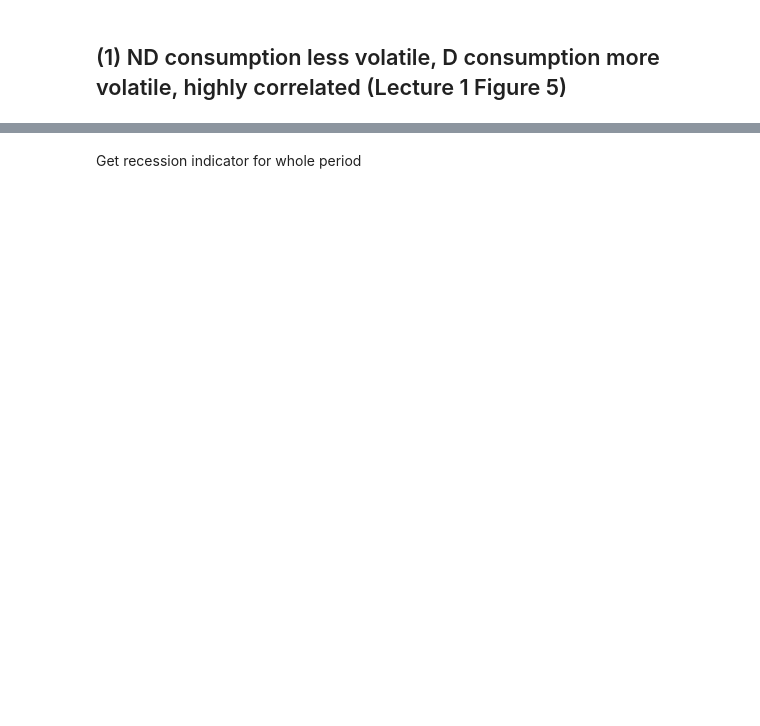
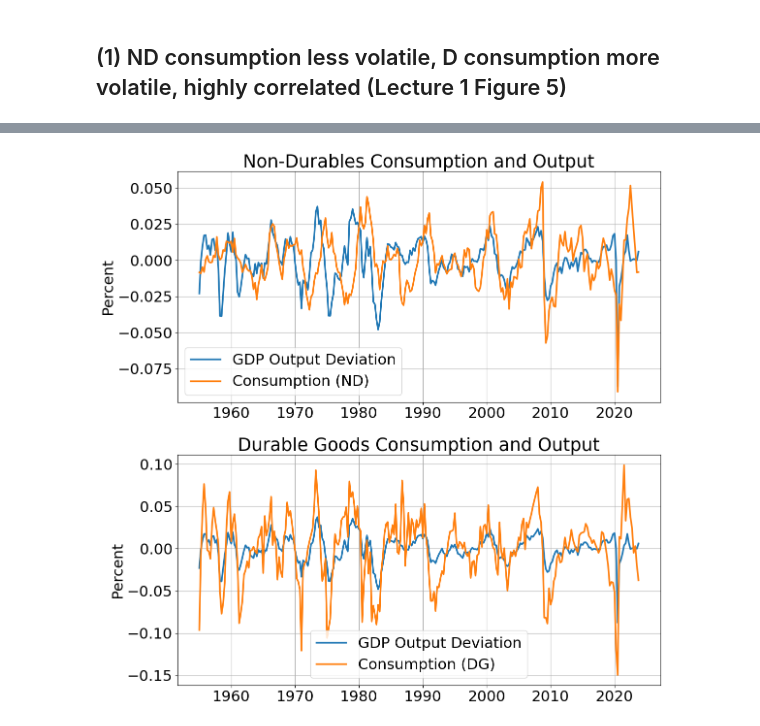
Before and after one commit to alexwellman/macrodata-wellman, a Jupyter notebook: Econ212/data_212.ipynb, the cells around one changed output, grey strips where cells are left out. Cells and saved outputs as stored; diff of their text form; code cells hidden in the pictures; blank space fills up the shorter version.

```diff
--- a/Econ212/data_212.ipynb
+++ b/Econ212/data_212.ipynb
@@ -521,3 +274,0 @@ Verify national accounting identity in original nominal series
-# %%
-series["sumyn"]=series["cn"]+series["in"]+series["gn"]+series["expn"]-series["impn"]
-np.max((series["yn"]-series["sumyn"])/series["yn"])
@@ -816,2 +274,0 @@ seriesd=seriesd.loc['2014-01-01':'2021-03-12']
-# %% [markdown]
-Get recession indicator for whole period
@@ -839,0 +275,32 @@ plt.title('US 10-year Breakeven Inflation rate')
+# %%
+# Applying the HP filter on the log of 'nondur' (Non-Durable Goods) and 'y' (GDP) series
+cycle_nondur, trend_nondur = sm.tsa.filters.hpfilter(np.log(series['nondur']), lambdahp_1600)
+cycle_y_1600, trend_y_1600 = sm.tsa.filters.hpfilter(np.log(series['y']), lambdahp_1600)
+
+# Applying the HP filter on the log of 'dur' (Durable Goods) and 'y' (GDP) series
+cycle_dur, trend_dur = sm.tsa.filters.hpfilter(np.log(series['dur']), lambdahp_1600)
+
+# Creating 2x1 subplots
+fig, axes = plt.subplots(nrows=2, ncols=1, figsize=(12, 12))
+
+# Plotting Non-Durable Goods on the first subplot
+axes[0].plot(series.index, cycle_y_1600, label='GDP Output Deviation')
+axes[0].plot(series.index, cycle_nondur, label='Consumption (ND)')
+axes[0].legend()
+axes[0].grid(True)
+axes[0].set_ylabel('Percent')
+axes[0].set_title('Non-Durables Consumption and Output')
+
+# Plotting Durable Goods on the second subplot
+axes[1].plot(series.index, cycle_y_1600, label='GDP Output Deviation')  # Reusing cycle_y_1600 as it's the same GDP data
+axes[1].plot(series.index, cycle_dur, label='Consumption (DG)')
+axes[1].legend()
+axes[1].grid(True)
+axes[1].set_ylabel('Percent')
+axes[1].set_title('Durable Goods Consumption and Output')
+
+# Display the plot
+plt.tight_layout()  # Adjusts the subplots to fit into the figure area.
+plt.show()
+# %% [output]
+[figure, added]
```
Also changed, not shown: parts of 131 cells of this notebook, 4 other files.
